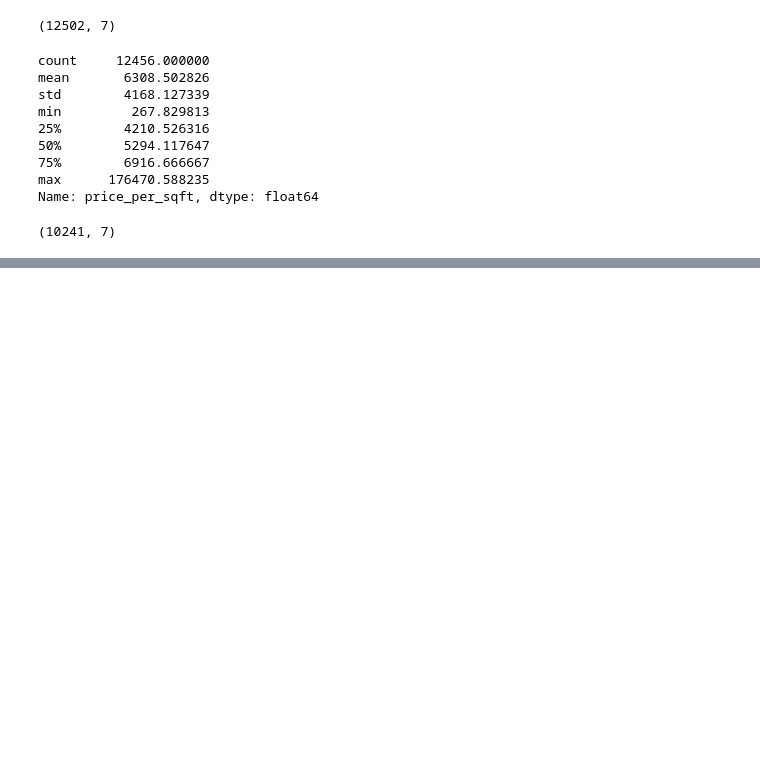
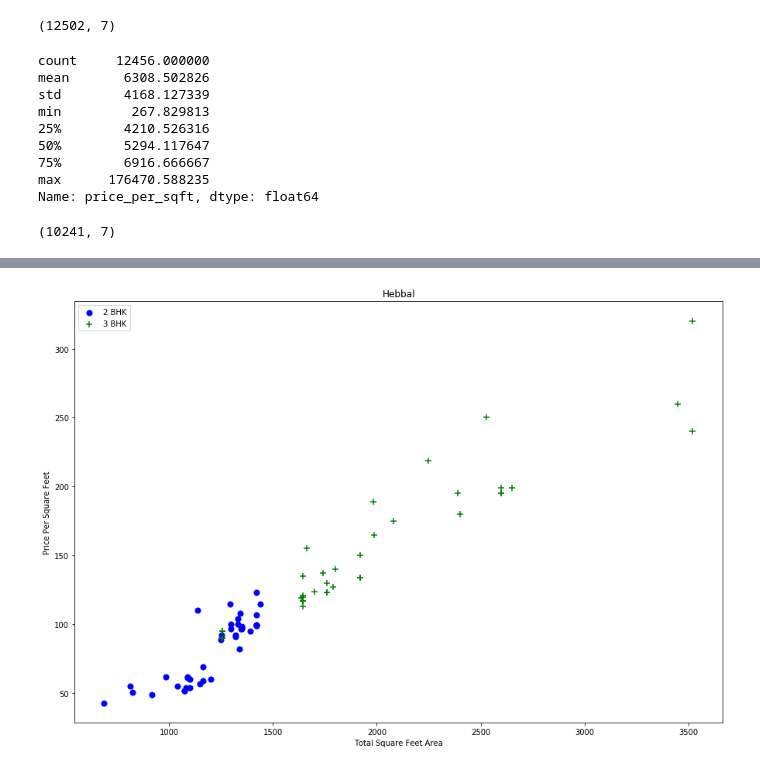
Before and after one commit to SiddarthSamdani/House-Price-Prediction, a Jupyter notebook: House Price Prediction.ipynb, the cells around one changed output, grey strips where cells are left out. Drawn from its saved outputs; the diff is of its cells as text; code cells hidden in the pictures; blank space fills up the shorter version.

```diff
--- a/House Price Prediction.ipynb
+++ b/House Price Prediction.ipynb
@@ -348,0 +387,4 @@ ValueError: x and y must be the same size
+# %%
+plot_scatter_chart(df8,"Hebbal")
+# %% [output]
+[figure, added]
```
Also changed, not shown: parts of 12 cells of this notebook.
